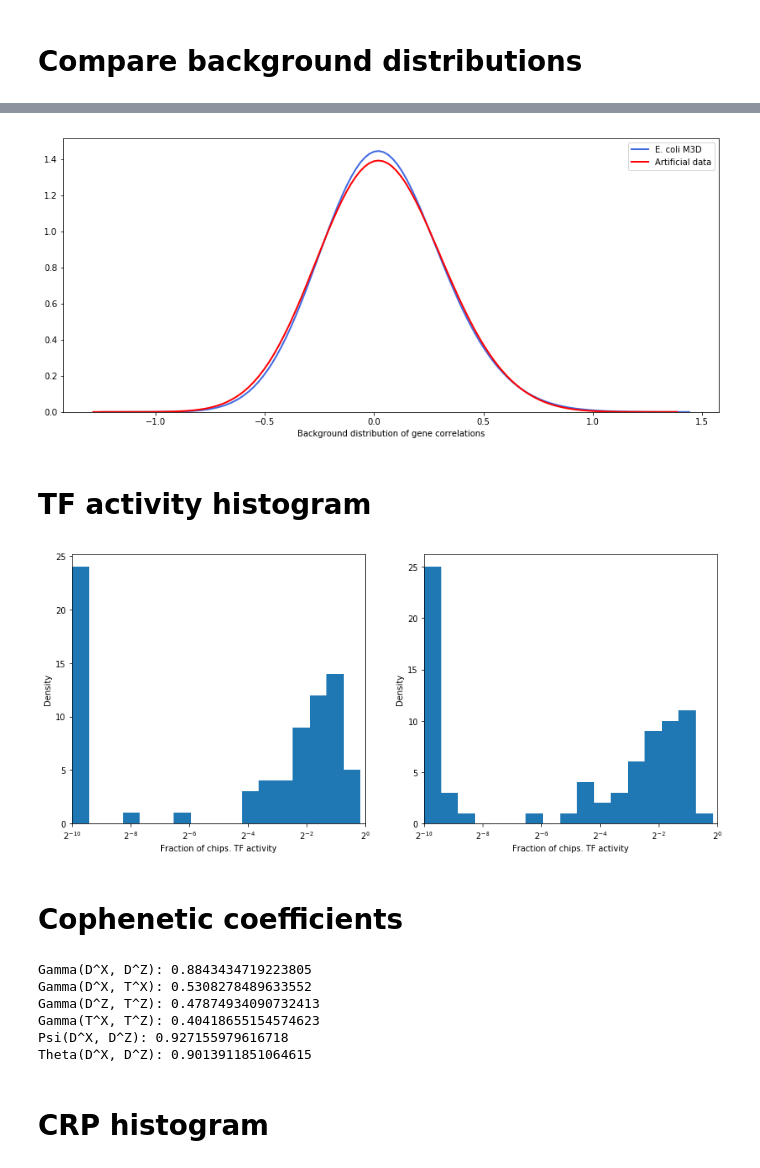
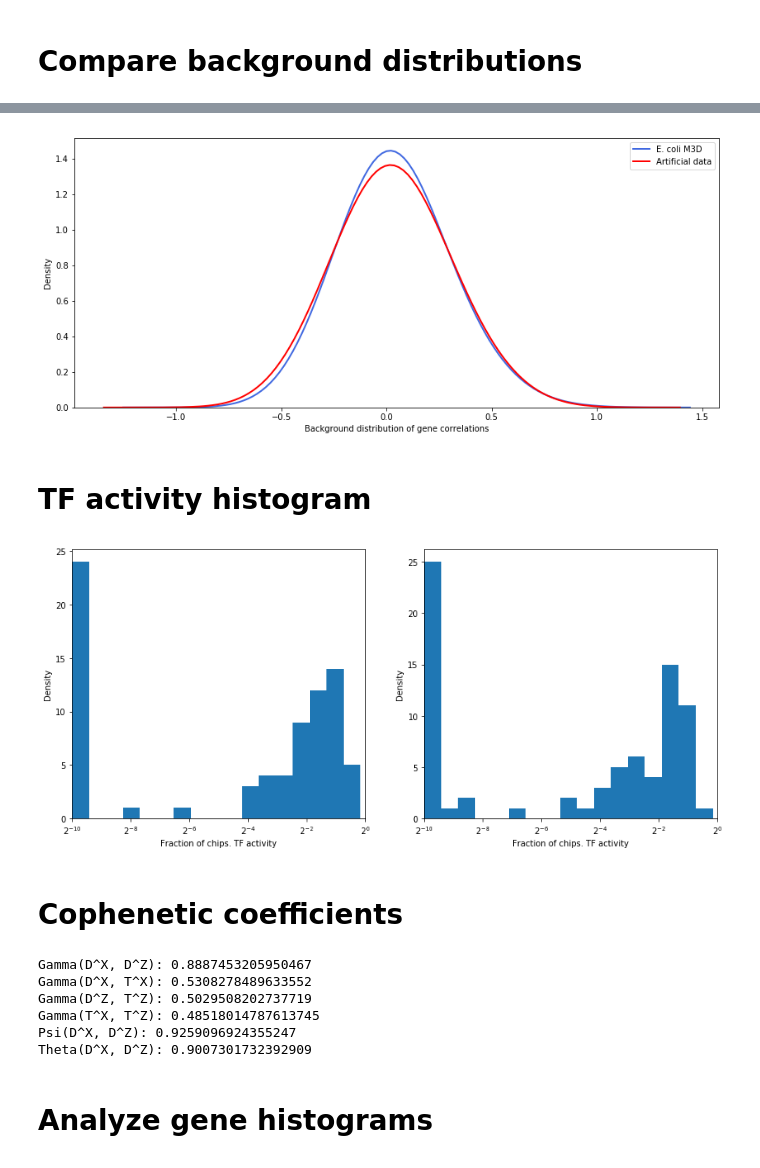
Before and after one commit to rvinas/adversarial-gene-expression, a Jupyter notebook: src/evaluate_data.ipynb, the cells around one changed output, grey strips where cells are left out. Saved outputs shown, nothing was run; the diff lists cells and outputs as text; code cells hidden in the pictures.

```diff
--- a/src/evaluate_data.ipynb
+++ b/src/evaluate_data.ipynb
@@ -8,13 +8,13 @@ from clustering import *
 import seaborn as sns
 import scipy.stats as stats
 # %%
-root_gene = None
+root_gene = 'CRP'
 minimum_evidence = 'weak'
 max_depth = np.inf
 r_expr, gene_symbols, sample_names = load_data(root_gene=root_gene,
                                      minimum_evidence=minimum_evidence,
                                      max_depth=max_depth)
-
+nb_genes = len(gene_symbols)
 synthetic_name = 'EColi_n{}_r{}_e{}_d{}'.format(len(gene_symbols), root_gene, minimum_evidence, max_depth)
 s_expr, s_gs = load_synthetic(synthetic_name)
 
@@ -153,9 +153,9 @@ plot_distribution(s_back_corr, xlabel='Background distribution of gene correlati
 # %%
 plt.figure(figsize=(14, 6))
 ax = plot_distribution(r_back_corr, xlabel='Background distribution of gene correlations')
-plot_distribution(s_back_corr, xlabel='Background distribution of gene correlations', label='Artificial data', color='red');
+plot_distribution(s_back_corr, xlabel='Background distribution of gene correlations', ylabel='Density', label='Artificial data', color='red');
 # %% [output]
-[figure, old version]
+[figure, new version]
 # %% [markdown]
 # TF activity histogram
 # %%
@@ -165,7 +165,7 @@ plot_tf_activity_histogram(expr_train, gene_symbols)
 plt.subplot(122)
 plot_tf_activity_histogram(s_expr, gene_symbols)
 # %% [output]
-[figure, old version]
+[figure, new version]
 # %% [markdown]
 # Cophenetic coefficients
 # %%
@@ -182,14 +182,14 @@ theta_dx_dz = theta_coefficient(r_tg_tg_corr_flat, s_tg_tg_corr_flat)
 print('Psi(D^X, D^Z): {}'.format(psi_dx_dz))
 print('Theta(D^X, D^Z): {}'.format(theta_dx_dz))
 # %% [output]
-Gamma(D^X, D^Z): 0.8843434719223805
+Gamma(D^X, D^Z): 0.8887453205950467
 Gamma(D^X, T^X): 0.5308278489633552
-Gamma(D^Z, T^Z): 0.47874934090732413
-Gamma(T^X, T^Z): 0.40418655154574623
-Psi(D^X, D^Z): 0.927155979616718
-Theta(D^X, D^Z): 0.9013911851064615
+Gamma(D^Z, T^Z): 0.5029508202737719
+Gamma(T^X, T^Z): 0.48518014787613745
+Psi(D^X, D^Z): 0.9259096924355247
+Theta(D^X, D^Z): 0.9007301732392909
-# %% [markdown]
-# CRP histogram
+# %% [markdown]
+# Analyze gene histograms
 # %%
 crp_idx = np.argwhere(np.array(gene_symbols) == 'crp')
 idx = crp_idx
```
Also changed, not shown: parts of 18 cells of this notebook, 11 other files.
